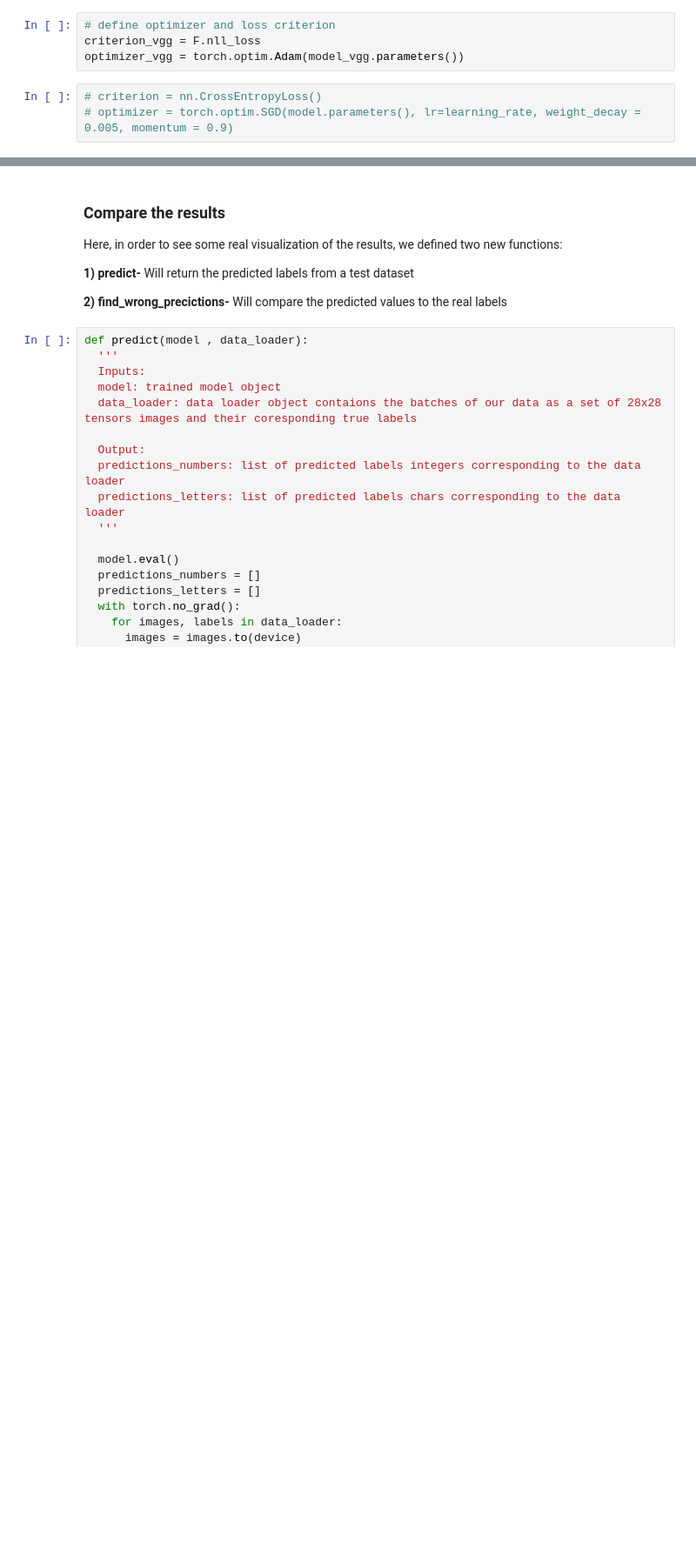
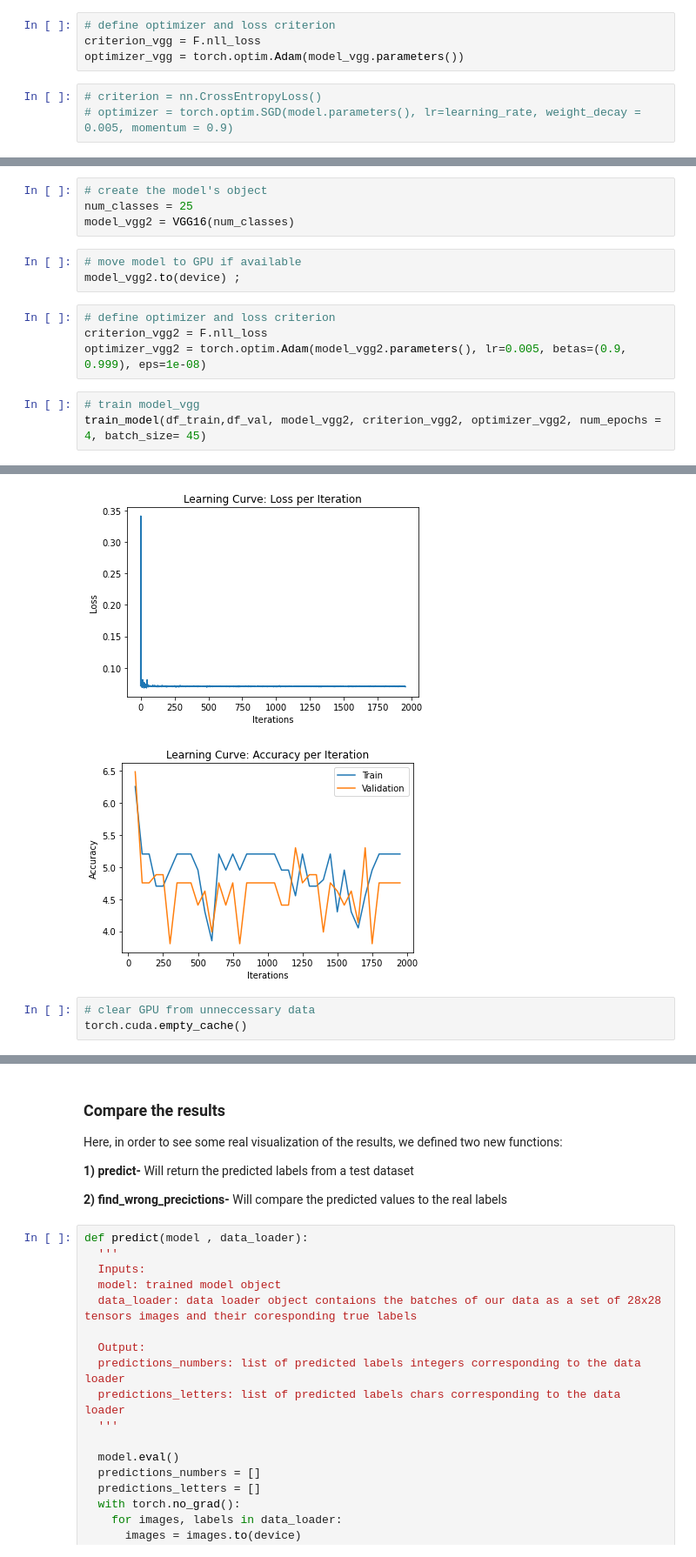
Before and after one commit to RonBartov/american-sign-language-image-classification, a Jupyter notebook: Final_Project_ASL_Classification.ipynb, the cells around one changed output, grey strips where cells are left out. Shown at 87% size. Saved outputs shown, nothing was run; the diff lists cells and outputs as text; blank space fills up the shorter version.

```diff
--- a/Final_Project_ASL_Classification.ipynb
+++ b/Final_Project_ASL_Classification.ipynb
@@ -1176,0 +1210,15 @@ train_model(df_train,df_val, model_vgg, criterion_vgg, optimizer_vgg, num_epochs
+# %%
+# create the model's object
+num_classes = 25
+model_vgg2 = VGG16(num_classes)
+# %%
+# move model to GPU if available
+model_vgg2.to(device) ;
+# %%
+# define optimizer and loss criterion
+criterion_vgg2 = F.nll_loss
+optimizer_vgg2 = torch.optim.Adam(model_vgg2.parameters(), lr=0.005, betas=(0.9, 0.999), eps=1e-08)
+# %%
+# train model_vgg
+train_model(df_train,df_val, model_vgg2, criterion_vgg2, optimizer_vgg2, num_epochs = 4, batch_size= 45)
+# %% [output]
@@ -1176,0 +1242,5 @@ train_model(df_train,df_val, model_vgg, criterion_vgg, optimizer_vgg, num_epochs
+[figure, added]
+[figure, added]
+# %%
+# clear GPU from unneccessary data
+torch.cuda.empty_cache()
```
Also changed, not shown: parts of 8 cells of this notebook.
